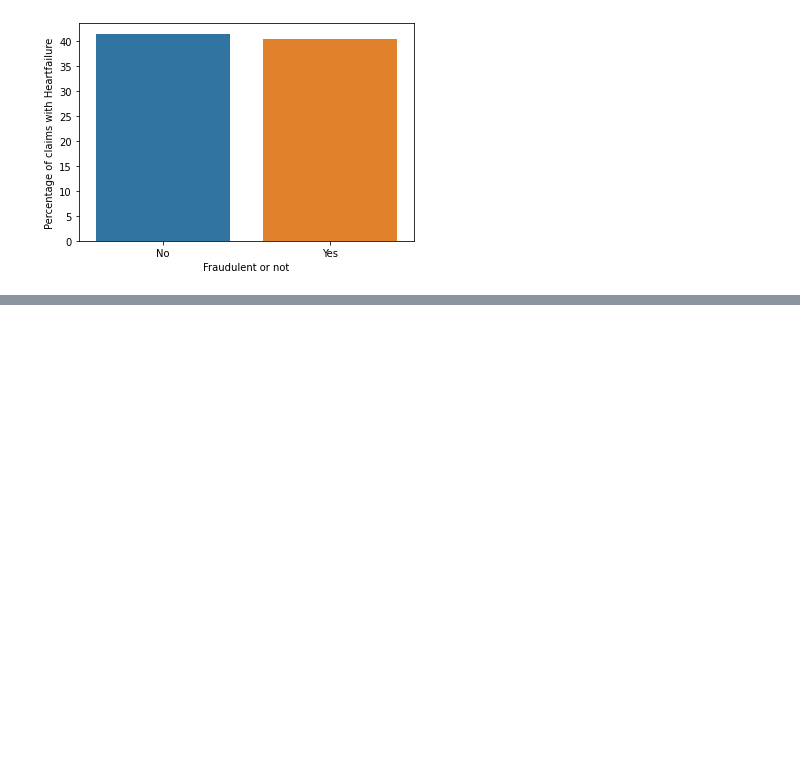
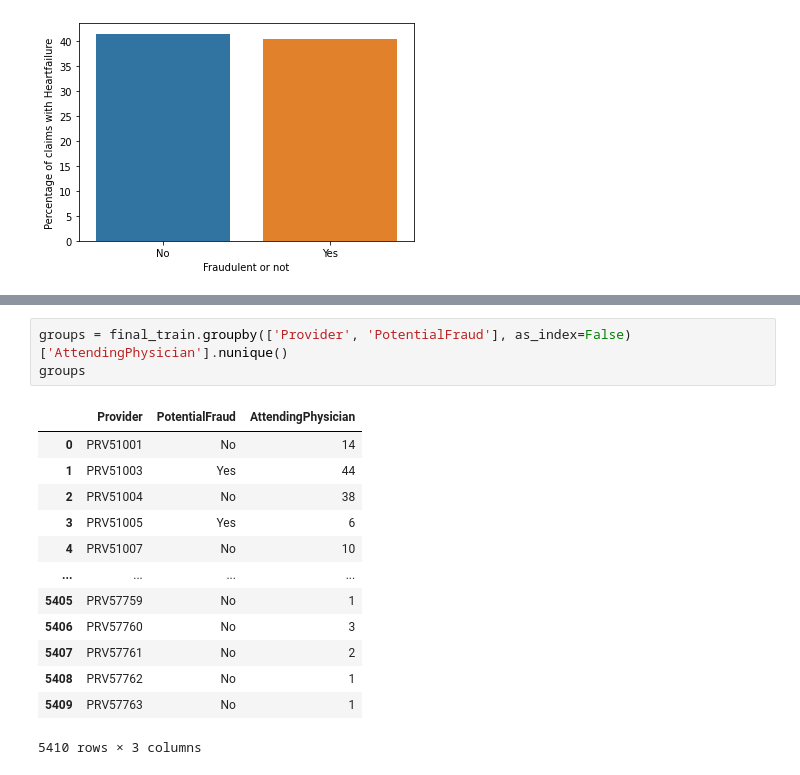
Before and after one commit to areias/healthcare_fraud, a Jupyter notebook: healthcare_fraud.ipynb, the cells around one changed output, grey strips where cells are left out. Drawn from its saved outputs; the diff is of its cells as text; blank space fills up the shorter version.

```diff
--- a/healthcare_fraud.ipynb
+++ b/healthcare_fraud.ipynb
@@ -545,0 +583,17 @@ ax.set(xlabel="Fraudulent or not", ylabel = "Percentage of claims with Heartfail
+# %%
+groups = final_train.groupby(['Provider', 'PotentialFraud'], as_index=False)['AttendingPhysician'].nunique()
+groups
+# %% [output]
+|  | Provider | PotentialFraud | AttendingPhysician |
+| 0 | PRV51001 | No | 14 |
+| 1 | PRV51003 | Yes | 44 |
+| 2 | PRV51004 | No | 38 |
+| 3 | PRV51005 | Yes | 6 |
+| 4 | PRV51007 | No | 10 |
+| ... | ... | ... | ... |
+| 5405 | PRV57759 | No | 1 |
+| 5406 | PRV57760 | No | 3 |
+| 5407 | PRV57761 | No | 2 |
+| 5408 | PRV57762 | No | 1 |
+| 5409 | PRV57763 | No | 1 |
+5410 rows × 3 columns
```
Also changed, not shown: parts of 3 cells of this notebook.
